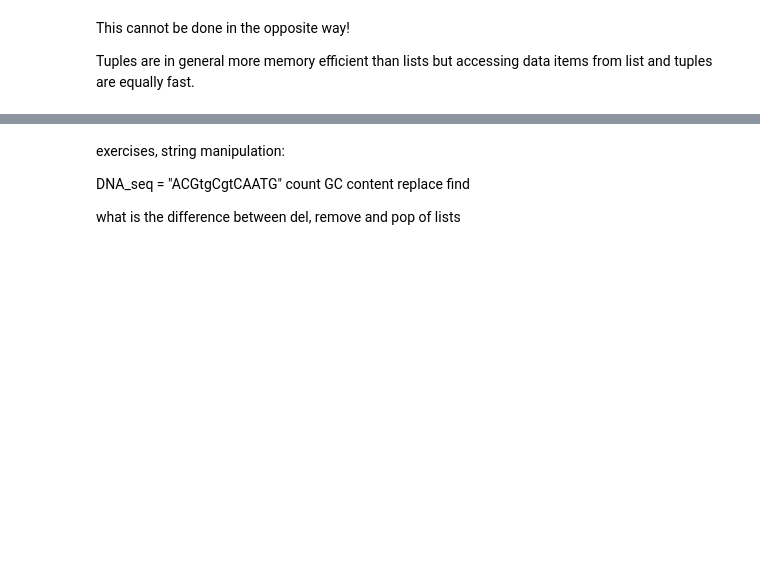
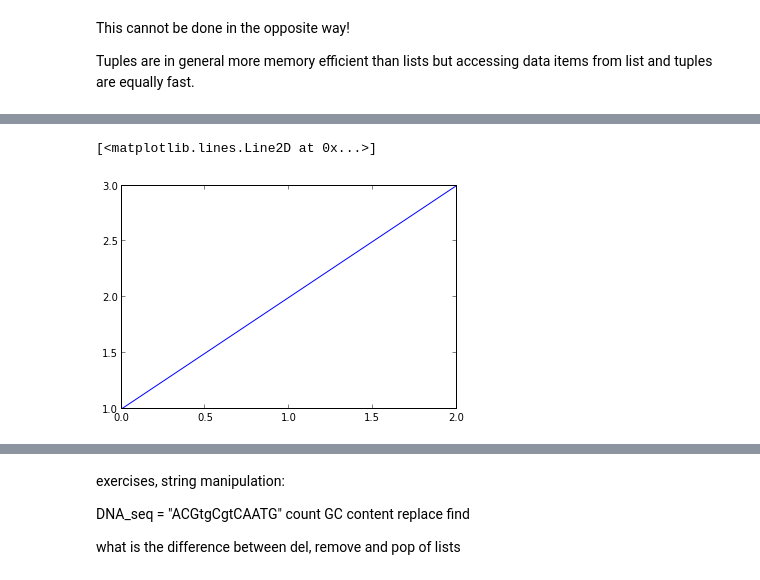
Before and after one commit to skjoedt/cbs-python, a Jupyter notebook: notebooks/Week 02 - Mo' Python!.ipynb, the cells around one changed output, grey strips where cells are left out. Drawn from its saved outputs; the diff is of its cells as text; code cells hidden in the pictures; blank space fills up the shorter version.

```diff
--- a/notebooks/Week 02 - Mo' Python!.ipynb
+++ b/notebooks/Week 02 - Mo' Python!.ipynb
@@ -288,0 +440,5 @@ Tuples are in general more memory efficient than lists but accessing data items
+# %%
+plot([1,2,3])
+# %% [output]
+[<matplotlib.lines.Line2D at 0x...>]
+[figure, added]
```
Also changed, not shown: parts of 119 cells of this notebook, 25 other files.
